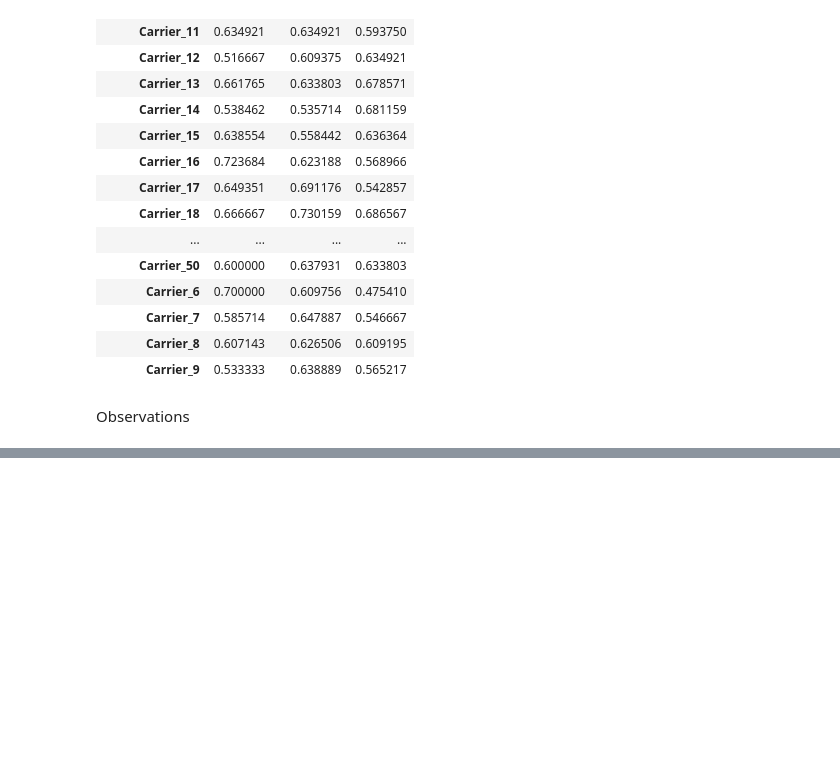
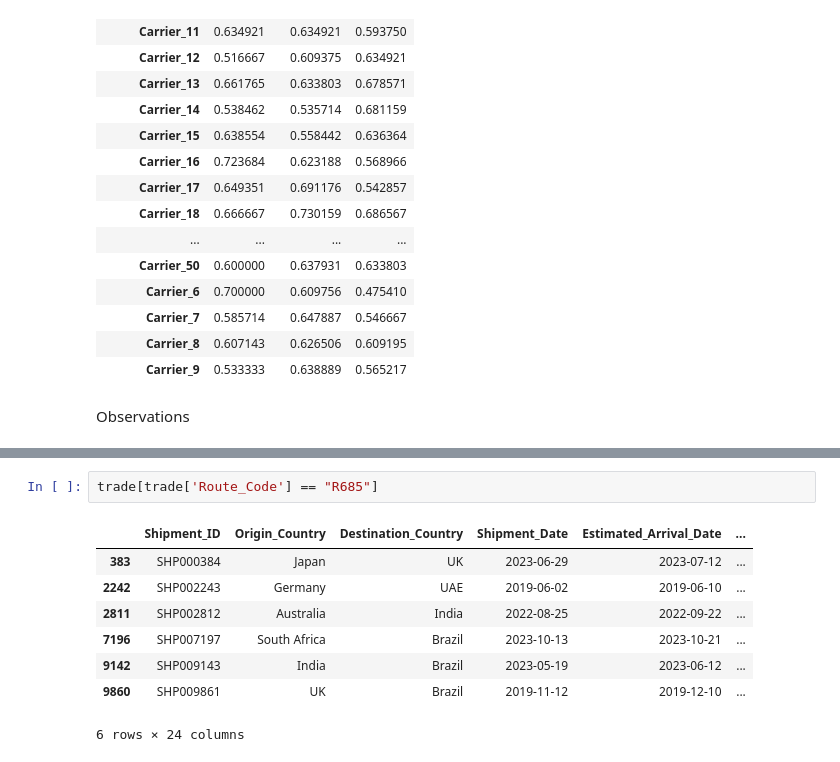
Before and after one commit to jsonavalos/ADS-508, a Jupyter notebook: Notebooks/Jason/carrier-service-analysis.ipynb, the cells around one changed output, grey strips where cells are left out. Cells and saved outputs as stored; diff of their text form; blank space fills up the shorter version.

```diff
--- a/Notebooks/Jason/carrier-service-analysis.ipynb
+++ b/Notebooks/Jason/carrier-service-analysis.ipynb
@@ -217,0 +282,11 @@ Observations
+# %%
+trade[trade['Route_Code'] == "R685"]
+# %% [output]
+|  | Shipment_ID | Origin_Country | Destination_Country | Shipment_Date | Estimated_Arrival_Date | ... |
+| 383 | SHP000384 | Japan | UK | 2023-06-29 | 2023-07-12 | ... |
+| 2242 | SHP002243 | Germany | UAE | 2019-06-02 | 2019-06-10 | ... |
+| 2811 | SHP002812 | Australia | India | 2022-08-25 | 2022-09-22 | ... |
+| 7196 | SHP007197 | South Africa | Brazil | 2023-10-13 | 2023-10-21 | ... |
+| 9142 | SHP009143 | India | Brazil | 2023-05-19 | 2023-06-12 | ... |
+| 9860 | SHP009861 | UK | Brazil | 2019-11-12 | 2019-12-10 | ... |
+6 rows × 24 columns
```
Also changed, not shown: parts of 4 cells of this notebook.
